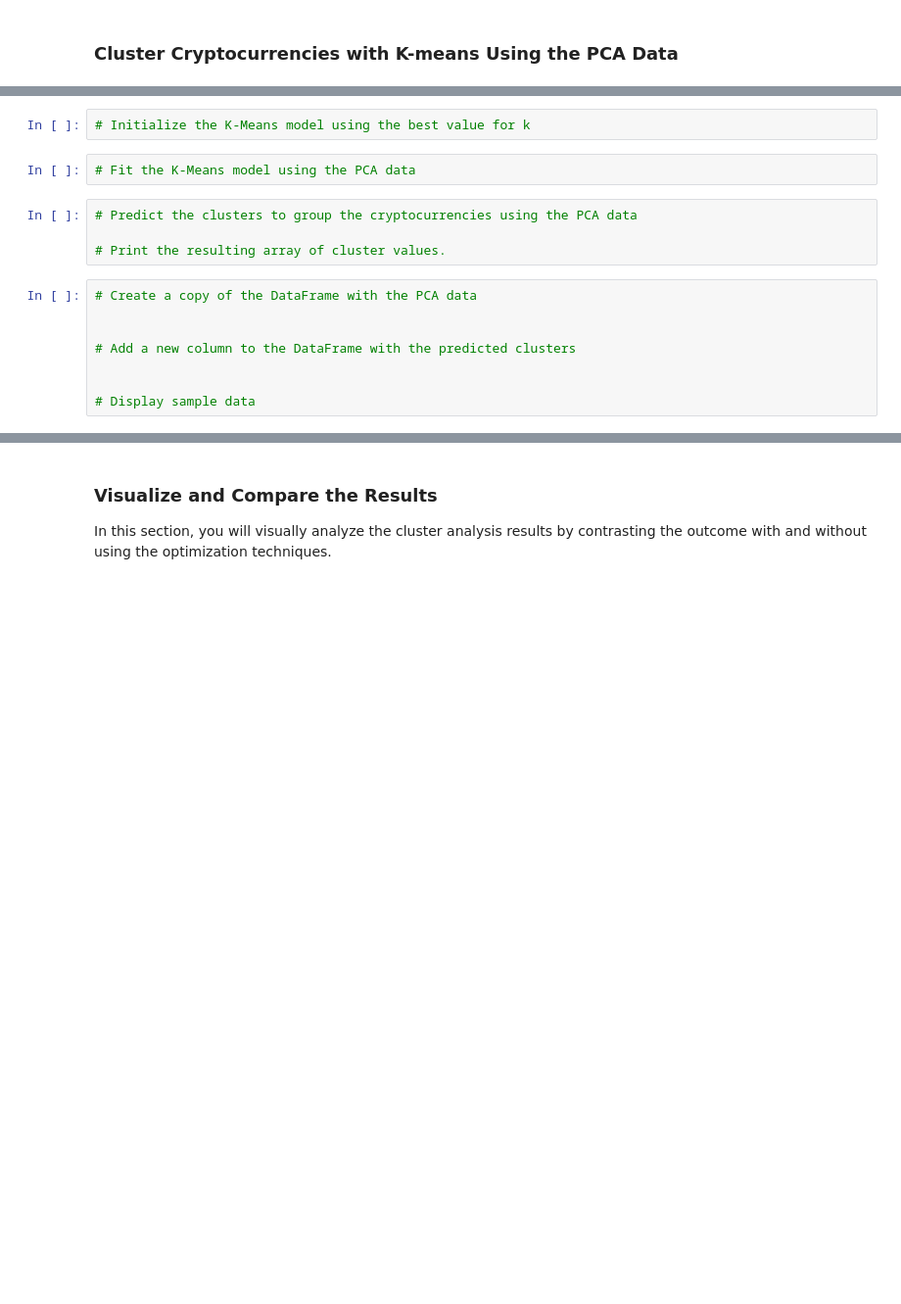
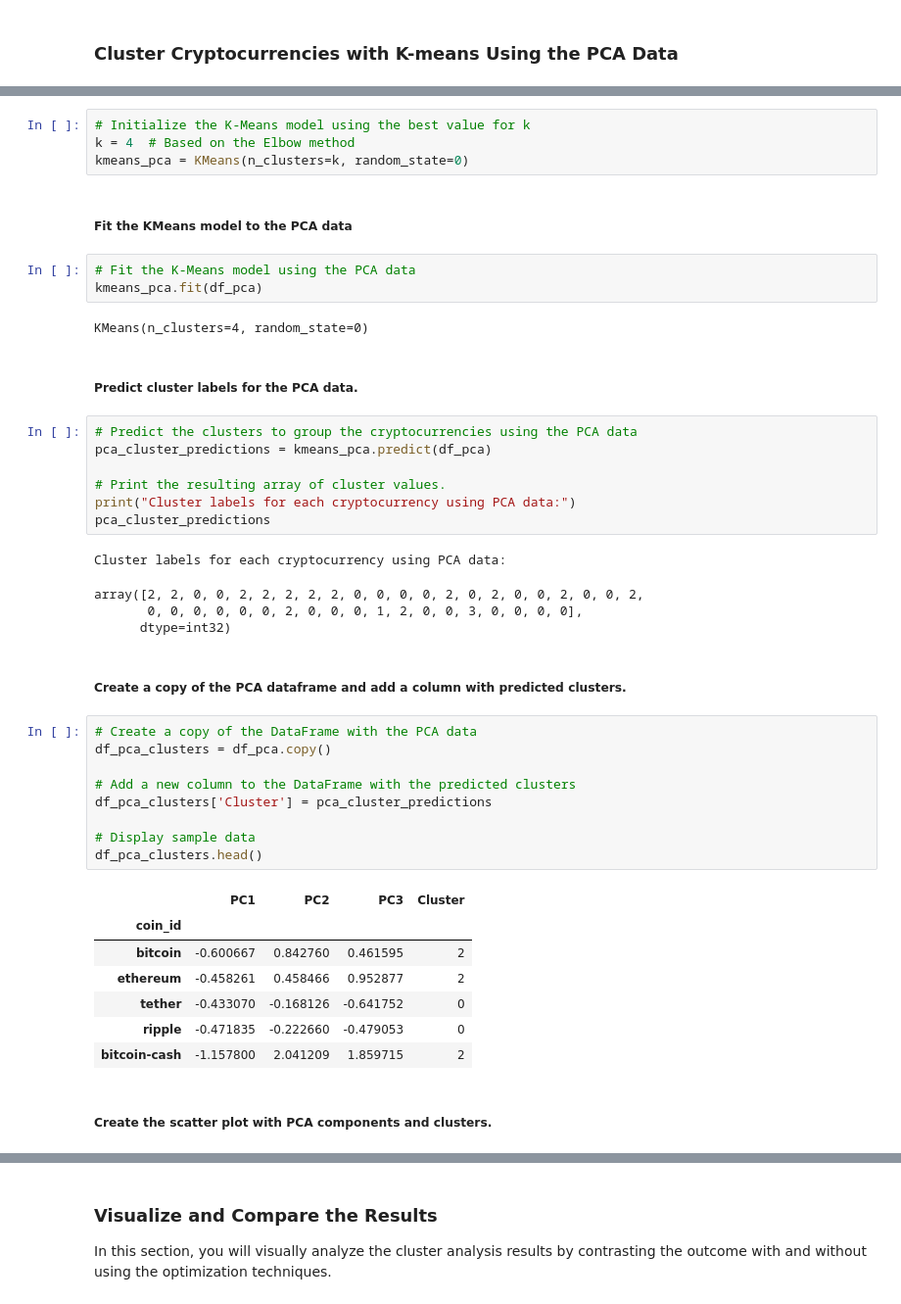
Before and after one commit to rinals/CryptoClustering, a Jupyter notebook: Crypto_Clustering.ipynb, the cells around one changed output, grey strips where cells are left out. Shown at 98% size. Drawn from its saved outputs; the diff is of its cells as text; blank space fills up the shorter version.

Commit message:
cluster crptocurrencies using PCA data done

```diff
--- a/Crypto_Clustering.ipynb
+++ b/Crypto_Clustering.ipynb
@@ -402,19 +404,49 @@ df_elbow.hvplot.line(
 # %%
 # Initialize the K-Means model using the best value for k
+k = 4  # Based on the Elbow method
+kmeans_pca = KMeans(n_clusters=k, random_state=0)
+# %% [markdown]
+##### Fit the KMeans model to the PCA data
 # %%
 # Fit the K-Means model using the PCA data
+kmeans_pca.fit(df_pca)
+# %% [output]
+KMeans(n_clusters=4, random_state=0)
+# %% [markdown]
+##### Predict cluster labels for the PCA data.
 # %%
 # Predict the clusters to group the cryptocurrencies using the PCA data
+pca_cluster_predictions = kmeans_pca.predict(df_pca)
 
 # Print the resulting array of cluster values.
+print("Cluster labels for each cryptocurrency using PCA data:")
+pca_cluster_predictions
+# %% [output]
+Cluster labels for each cryptocurrency using PCA data:
+array([2, 2, 0, 0, 2, 2, 2, 2, 2, 0, 0, 0, 0, 2, 0, 2, 0, 0, 2, 0, 0, 2,
+       0, 0, 0, 0, 0, 0, 2, 0, 0, 0, 1, 2, 0, 0, 3, 0, 0, 0, 0],
+      dtype=int32)
+# %% [markdown]
+##### Create a copy of the PCA dataframe and add a column with predicted clusters.
 # %%
 # Create a copy of the DataFrame with the PCA data
-
+df_pca_clusters = df_pca.copy()
 
 # Add a new column to the DataFrame with the predicted clusters
-
+df_pca_clusters['Cluster'] = pca_cluster_predictions
 
 # Display sample data
+df_pca_clusters.head()
+# %% [output]
+|  | PC1 | PC2 | PC3 | Cluster |
+| coin_id |  |  |  |  |
+| bitcoin | -0.600667 | 0.842760 | 0.461595 | 2 |
+| ethereum | -0.458261 | 0.458466 | 0.952877 | 2 |
+| tether | -0.433070 | -0.168126 | -0.641752 | 0 |
+| ripple | -0.471835 | -0.222660 | -0.479053 | 0 |
+| bitcoin-cash | -1.157800 | 2.041209 | 1.859715 | 2 |
+# %% [markdown]
+##### Create the scatter plot with PCA components and clusters.
 # %%
 # Create a scatter plot using hvPlot by setting
 # `x="PC1"` and `y="PC2"`.
```
Also changed, not shown: parts of 3 cells of this notebook.
